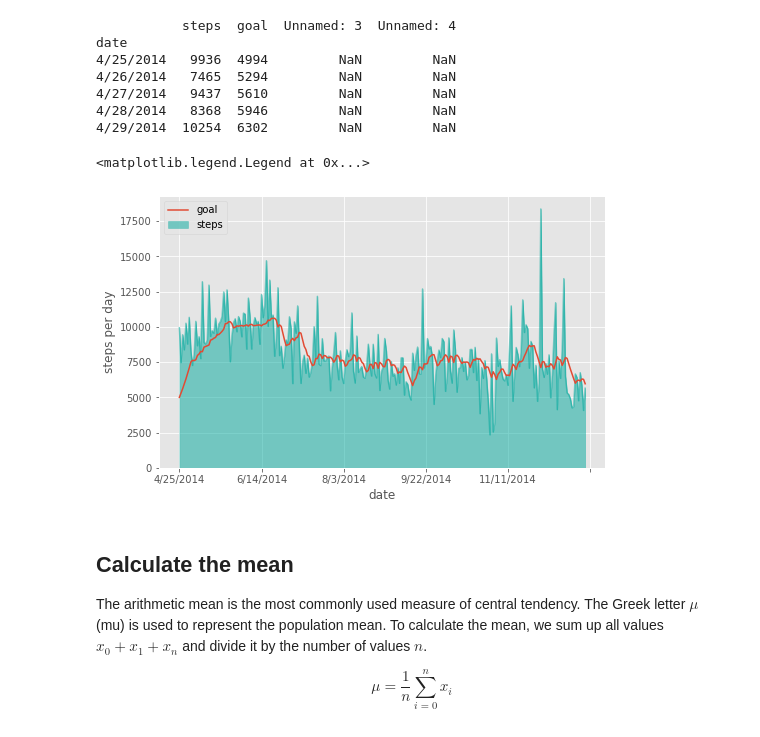
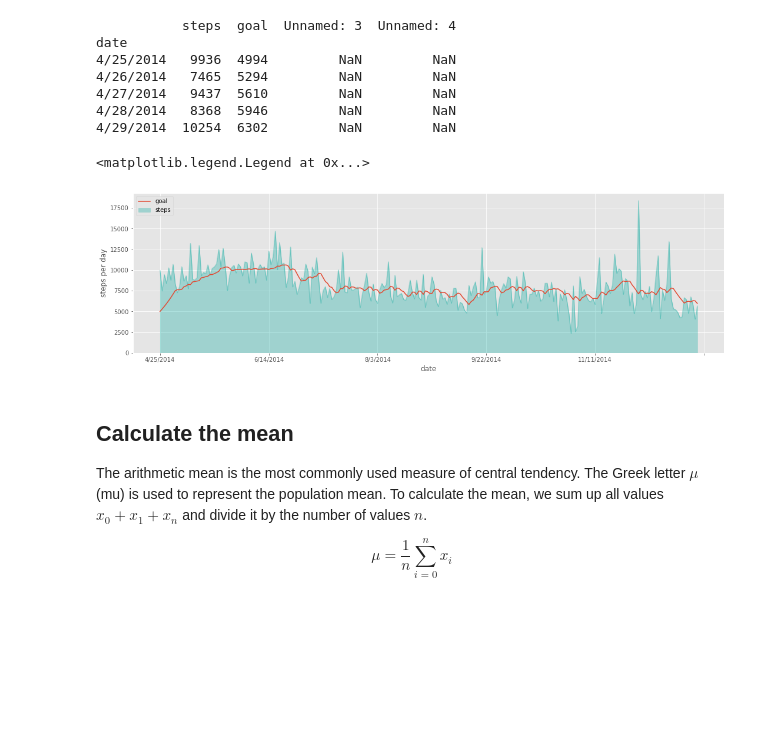
Before and after one commit to shauryashaurya/Notes-on-Statistics-and-Machine-Learning, a Jupyter notebook: 0007 Mean, Median and Mode with Garmin Vivofit Data.ipynb, the cells around one changed output. Saved outputs shown, nothing was run; the diff lists cells and outputs as text; code cells hidden in the pictures; blank space fills up the shorter version.

```diff
--- a/0007 Mean, Median and Mode with Garmin Vivofit Data.ipynb
+++ b/0007 Mean, Median and Mode with Garmin Vivofit Data.ipynb
@@ -27,13 +27,13 @@ date
 4/29/2014  10254  6302         NaN         NaN
 # %%
 # Plot the steps and goal data
-data.steps.plot(kind='area', figsize=(8,5), color='#00A99D', alpha=.5)
+data.steps.plot(kind='area', figsize=(18,5), color='#00A99D', alpha=.3)
 data.goal.plot()
 plt.ylabel('steps per day')
 plt.legend(loc='upper left')
 # %% [output]
 <matplotlib.legend.Legend at 0x...>
-[figure, old version]
+[figure, new version]
 # %% [markdown]
 ## Calculate the mean
 The arithmetic mean is the most commonly used measure of central tendency. The Greek letter $\mu$ (mu) is used to represent the population mean. To calculate the mean, we sum up all values $x_0+x_1+x_n$ and divide it by the number of values $n$.
```
Also changed, not shown: parts of 8 cells of this notebook, 4 other files.
